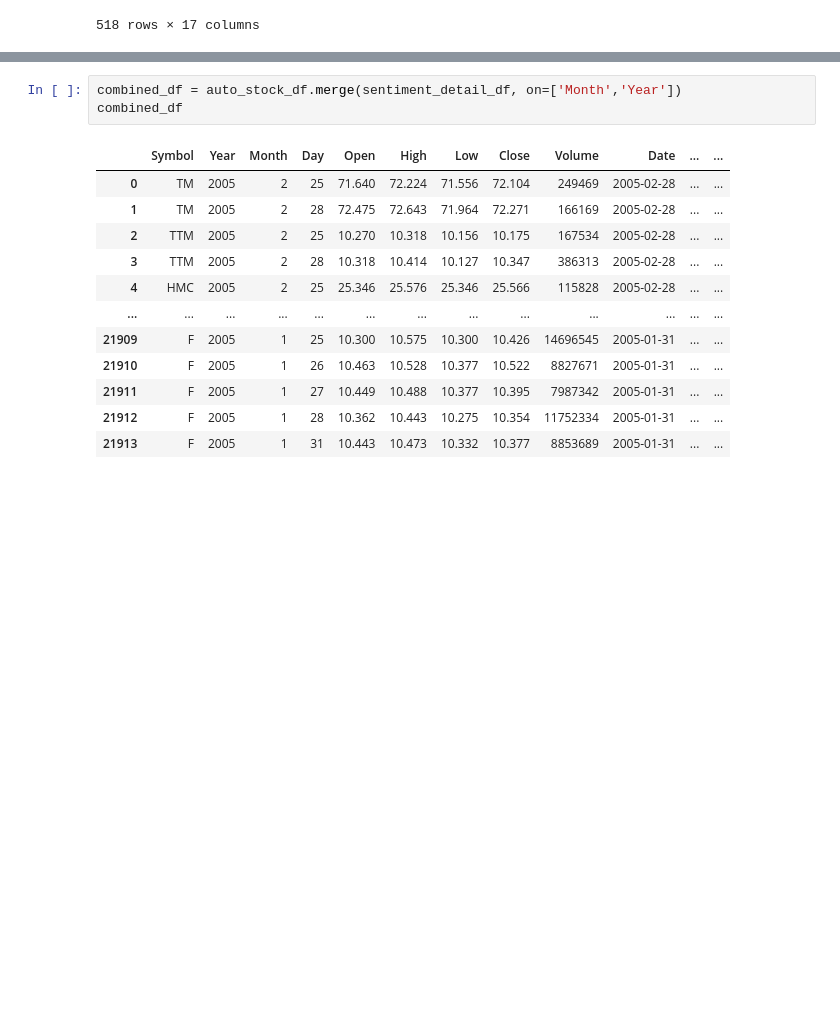
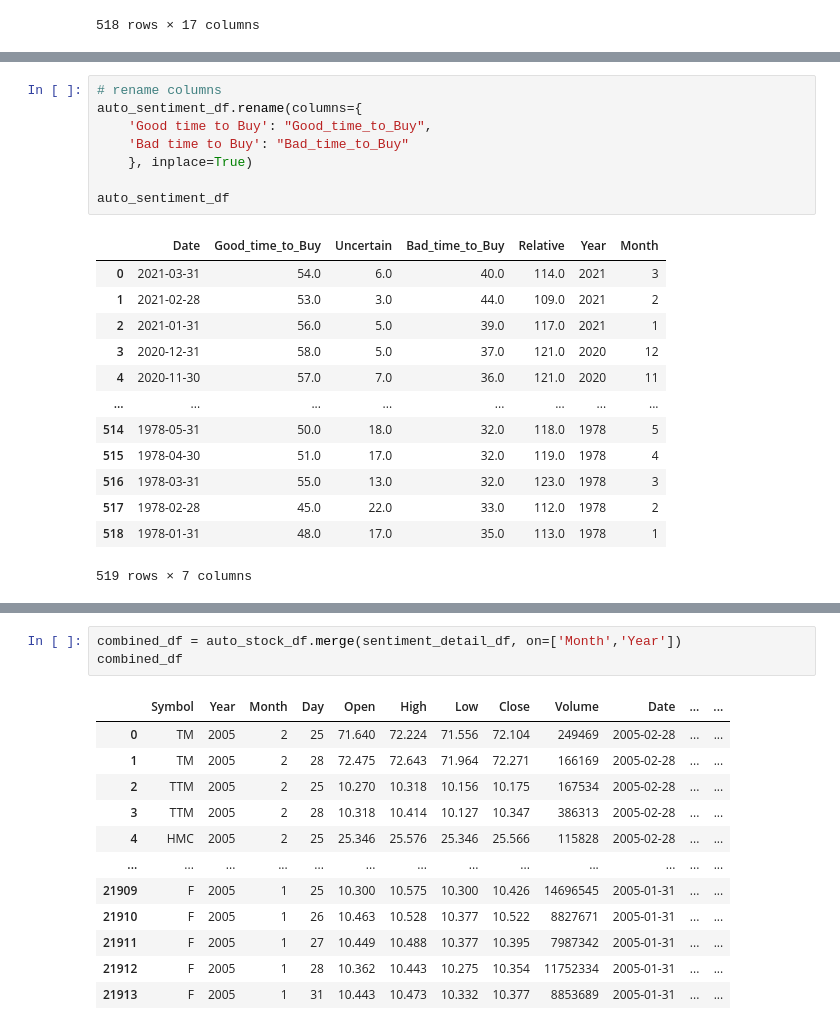
Before and after one commit to jacobdv/pantheon-of-eternity, a Jupyter notebook: Stock-Sentiment-Join.ipynb, the cells around one changed output, grey strips where cells are left out. Cells and saved outputs as stored; diff of their text form; blank space fills up the shorter version.

```diff
--- a/Stock-Sentiment-Join.ipynb
+++ b/Stock-Sentiment-Join.ipynb
@@ -201,0 +239,22 @@ sentiment_detail_df
+# %%
+# rename columns
+auto_sentiment_df.rename(columns={
+    'Good time to Buy': "Good_time_to_Buy",
+    'Bad time to Buy': "Bad_time_to_Buy"
+    }, inplace=True)
+
+auto_sentiment_df
+# %% [output]
+|  | Date | Good_time_to_Buy | Uncertain | Bad_time_to_Buy | Relative | Year | Month |
+| 0 | 2021-03-31 | 54.0 | 6.0 | 40.0 | 114.0 | 2021 | 3 |
+| 1 | 2021-02-28 | 53.0 | 3.0 | 44.0 | 109.0 | 2021 | 2 |
+| 2 | 2021-01-31 | 56.0 | 5.0 | 39.0 | 117.0 | 2021 | 1 |
+| 3 | 2020-12-31 | 58.0 | 5.0 | 37.0 | 121.0 | 2020 | 12 |
+| 4 | 2020-11-30 | 57.0 | 7.0 | 36.0 | 121.0 | 2020 | 11 |
+| ... | ... | ... | ... | ... | ... | ... | ... |
+| 514 | 1978-05-31 | 50.0 | 18.0 | 32.0 | 118.0 | 1978 | 5 |
+| 515 | 1978-04-30 | 51.0 | 17.0 | 32.0 | 119.0 | 1978 | 4 |
+| 516 | 1978-03-31 | 55.0 | 13.0 | 32.0 | 123.0 | 1978 | 3 |
+| 517 | 1978-02-28 | 45.0 | 22.0 | 33.0 | 112.0 | 1978 | 2 |
+| 518 | 1978-01-31 | 48.0 | 17.0 | 35.0 | 113.0 | 1978 | 1 |
+519 rows × 7 columns
```
Also changed, not shown: parts of 4 cells of this notebook.
